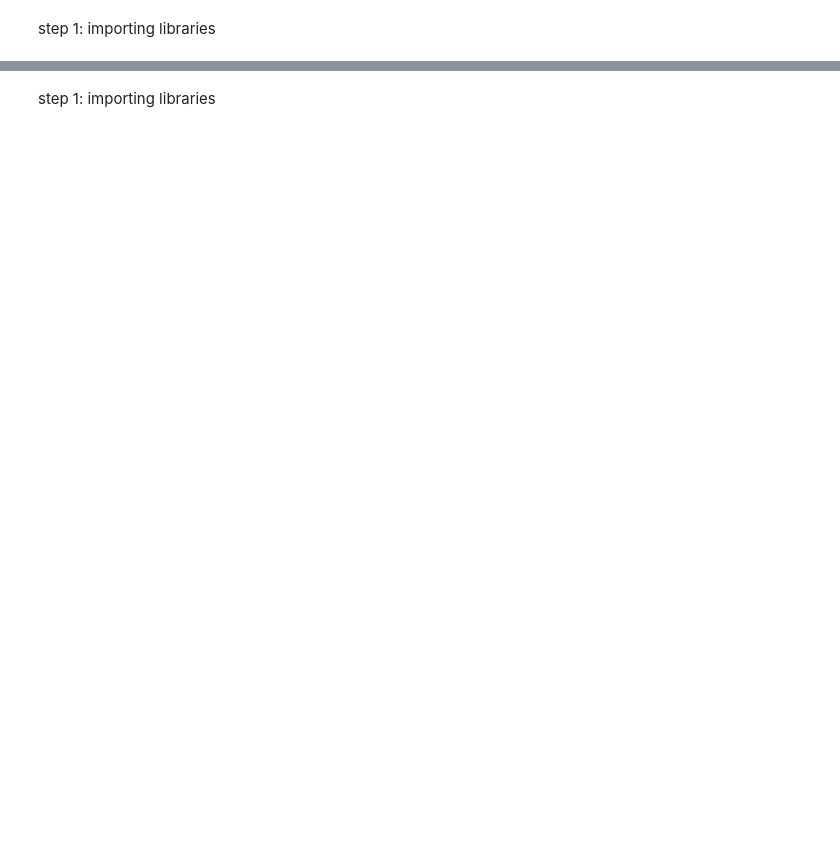
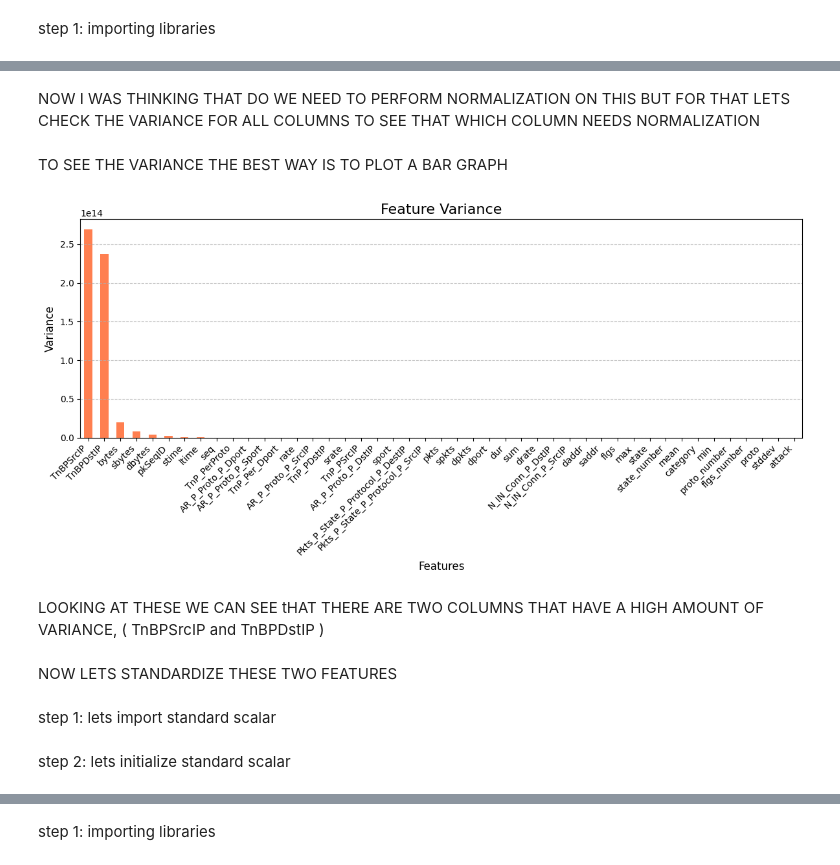
Before and after one commit to shauryapanhale/skill2, a Jupyter notebook: SKILL_LCA_3.ipynb, the cells around one changed output, grey strips where cells are left out. Cells and saved outputs as stored; diff of their text form; code cells hidden in the pictures; blank space fills up the shorter version.

```diff
--- a/SKILL_LCA_3.ipynb
+++ b/SKILL_LCA_3.ipynb
@@ -284,0 +384,24 @@ i am using logistic regression for this
+# %% [markdown]
+NOW I WAS THINKING THAT DO WE NEED TO PERFORM NORMALIZATION ON THIS BUT FOR THAT LETS CHECK THE VARIANCE FOR ALL COLUMNS TO SEE THAT WHICH COLUMN NEEDS NORMALIZATION
+# %% [markdown]
+TO SEE THE VARIANCE THE BEST WAY IS TO PLOT A BAR GRAPH
+# %%
+features = balanced_data.drop(columns=['subcategory_encoded'])
+variances = features.var()
+plt.figure(figsize=(12, 6))
+variances.sort_values(ascending=False).plot(kind='bar', color='coral')
+plt.title('Feature Variance', fontsize=16)
+plt.xlabel('Features', fontsize=12)
+plt.ylabel('Variance', fontsize=12)
+plt.xticks(rotation=45, ha='right')
+plt.grid(axis='y', linestyle='--', alpha=0.7)
+plt.tight_layout()
+plt.show()
+# %% [output]
+[figure, added]
+# %% [markdown]
+LOOKING AT THESE WE CAN SEE tHAT THERE ARE TWO COLUMNS THAT HAVE A HIGH AMOUNT OF VARIANCE, ( TnBPSrcIP and TnBPDstIP )
+# %% [markdown]
+NOW LETS STANDARDIZE THESE TWO FEATURES
+# %% [markdown]
+step 1: lets import standard scalar
@@ -284,0 +410,2 @@ i am using logistic regression for this
+# %% [markdown]
+step 2: lets initialize standard scalar
```
Also changed, not shown: parts of 231 cells of this notebook.
